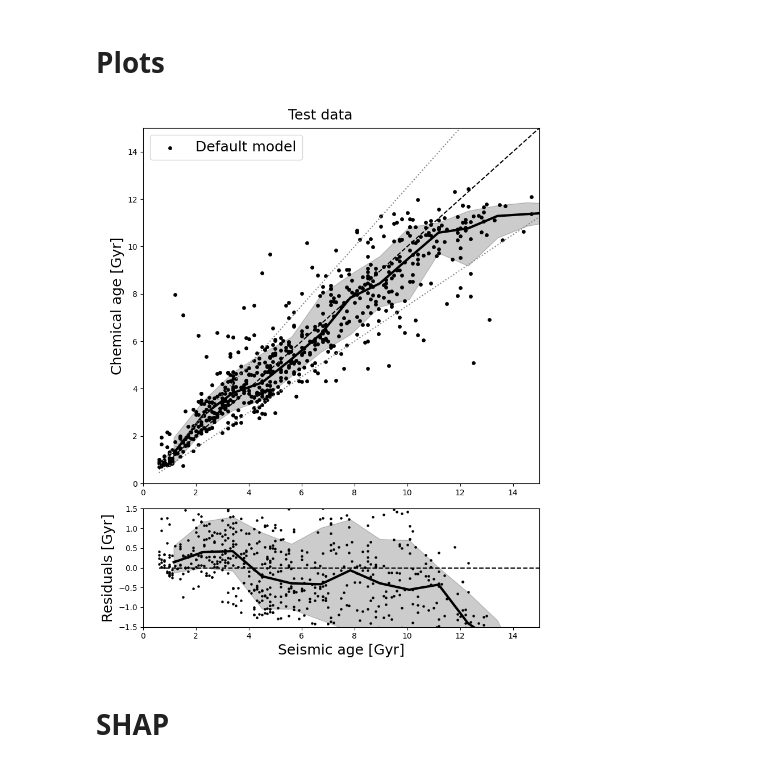
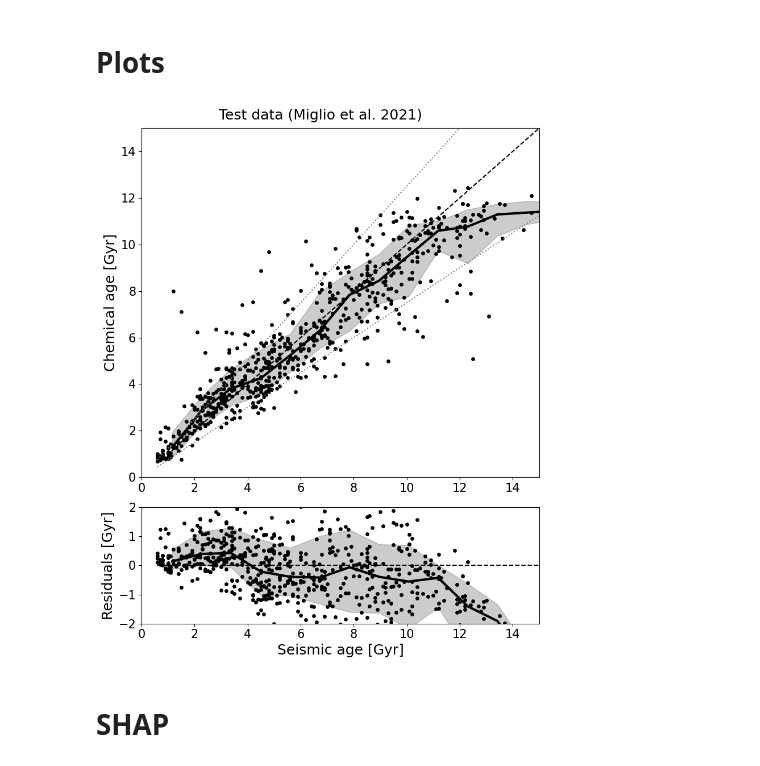
Before and after one commit to fjaellet/xgboost_chem_ages, a Jupyter notebook: py/train_xgboost_miglio2021.ipynb, the cells around one changed output. Drawn from its saved outputs; the diff is of its cells as text; code cells hidden in the pictures.

```diff
--- a/py/train_xgboost_miglio2021.ipynb
+++ b/py/train_xgboost_miglio2021.ipynb
@@ -3,9 +3,11 @@
 # %% [markdown]
 # Predicting ages from spectroscopic abundances with XGBoost
 # %%
-import numpy as np #numpy
+import numpy as np
 import pandas as pd
-import matplotlib.pyplot as plt  #matplotlib
+
+import matplotlib as mpl
+import matplotlib.pyplot as plt
 import matplotlib.gridspec as gridspec
 from matplotlib import colors
 from matplotlib.colors import LogNorm
@@ -14,10 +16,10 @@ from mpl_toolkits.mplot3d import Axes3D
 from mpl_toolkits.axes_grid1 import make_axes_locatable
 from matplotlib.ticker import NullFormatter
 
-import astropy.table  #astropy
+import astropy.table
 from astropy.table import Table, Column, MaskedColumn
 from astropy.visualization import astropy_mpl_style
-from scipy.stats import gaussian_kde  #scipy: science python
+from scipy.stats import gaussian_kde
 from scipy.interpolate import make_interp_spline
 
 import os.path
@@ -34,6 +36,9 @@ from itertools import product
 import pickle
 import warnings
 warnings.filterwarnings("ignore", category=DeprecationWarning)
+
+mpl.rc('xtick', labelsize=15)
+mpl.rc('ytick', labelsize=15)
 # %% [markdown]
 # Import the training table (APOGEE-Kepler dataset)
 
@@ -390,38 +418,38 @@ plot_rgb_rc = False
 
 # Top panel: predicted age vs. seismic age
 plt.axes(a0)
 a0.scatter(test_y, pred, c="k", s=15, label="Default model")
 overplot_trend(test_y, pred, alpha=0.2, color="k", bins=15)
 if plot_rgb_rc:
     a0.scatter(test_rgb, pred_rgb, c="b", s=10, label="RGB model")
     overplot_trend(test_rgb, pred_rgb, alpha=0.2, color="b", bins=10)
     a0.scatter(test_rc,  pred_rc, c="r", s=10, label="RC model")
     overplot_trend(test_rc,  pred_rc, alpha=0.2, color="r", bins=10)
 xx = np.linspace(np.min(test_y), np.max(test_y), 20)
 a0.plot(xx, xx, color = 'k', ls="dashed")
 a0.plot(xx, 1.25*xx, color = 'grey', ls="dotted")
 a0.plot(xx, 0.75*xx, color = 'grey', ls="dotted")
 a0.set_ylabel(r"Chemical age [Gyr]", fontsize=18)
-a0.legend(loc="upper left", fontsize=18)
+#a0.legend(loc="upper left", fontsize=18)
 a0.axis([0,15,0,15])
 
 # Bottom panel: residuals
 plt.axes(a1)
-a1.scatter(test_y, pred-test_y, c="k", s=5)
+a1.scatter(test_y, pred-test_y, c="k", s=15)
 overplot_trend(test_y, pred-test_y, alpha=0.2, color="k", bins=15)
 if plot_rgb_rc:
     a1.scatter(test_rgb, pred_rgb-test_rgb, c="b", s=5)
     a1.scatter(test_rc,  pred_rc-test_rc, c="r", s=5)
 a1.plot(xx, np.zeros(len(xx)), color = 'k', ls="dashed")
 a1.set_xlabel(r"Seismic age [Gyr]", fontsize=18)
 a1.set_ylabel(r"Residuals [Gyr]", fontsize=18)
 
-a1.axis([0,15,-1.5, 1.5])
-plt.suptitle("Test data", fontsize=18)
+a1.axis([0,15,-2, 2])
+plt.suptitle("Test data (Miglio et al. 2021)", fontsize=18)
 plt.tight_layout()
 plt.savefig("../im/predicted_vs_true_testdata.png")
 # %% [output]
-[figure, old version]
+[figure, new version]
 # %% [markdown]
 # SHAP
 # %%
```
Also changed, not shown: parts of 26 cells of this notebook, 53 other files.
